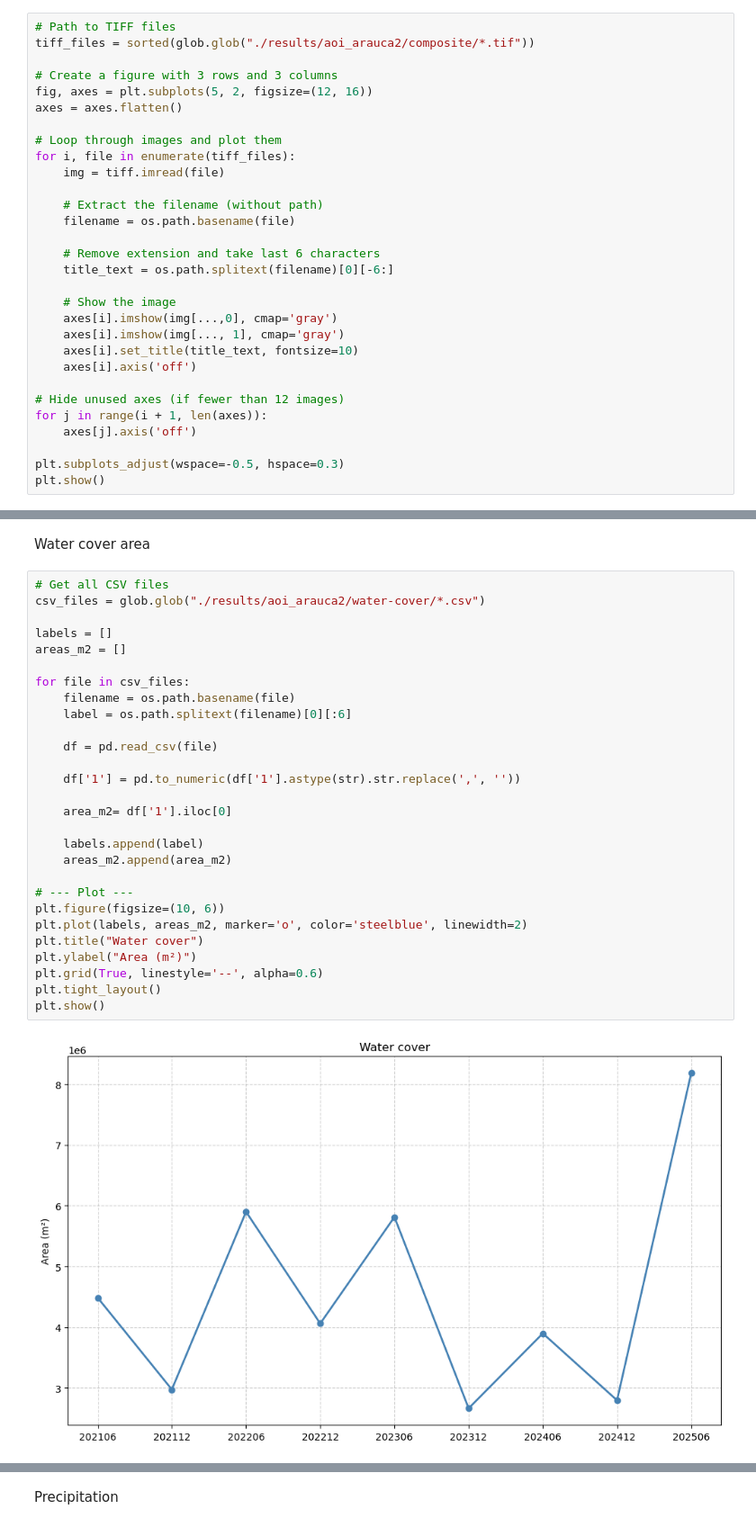
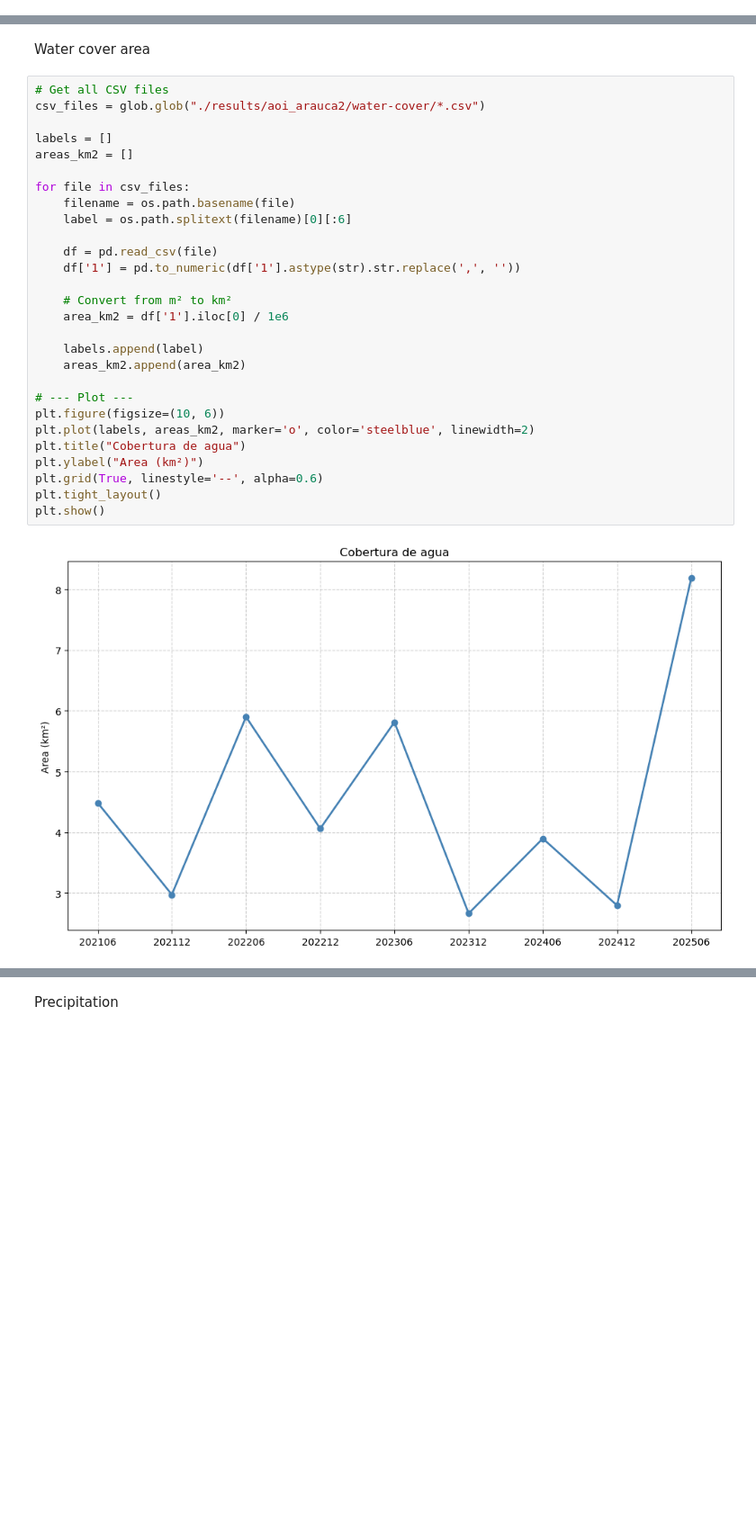
Before and after one commit to aliciaarevalor/s1_wetland, a Jupyter notebook: data-results.ipynb, the cells around one changed output, grey strips where cells are left out. Shown: that part at 90% size. Cells and saved outputs as stored; diff of their text form; blank space fills up the shorter version.

```diff
--- a/data-results.ipynb
+++ b/data-results.ipynb
@@ -45,30 +58,0 @@ plt.show()
-# %%
-# Path to TIFF files
-tiff_files = sorted(glob.glob("./results/aoi_arauca2/composite/*.tif"))
-
-# Create a figure with 3 rows and 3 columns
-fig, axes = plt.subplots(5, 2, figsize=(12, 16))
-axes = axes.flatten()
-
-# Loop through images and plot them
-for i, file in enumerate(tiff_files):
-    img = tiff.imread(file)
-
-    # Extract the filename (without path)
-    filename = os.path.basename(file)
-
-    # Remove extension and take last 6 characters
-    title_text = os.path.splitext(filename)[0][-6:]
-
-    # Show the image
-    axes[i].imshow(img[...,0], cmap='gray')
-    axes[i].imshow(img[..., 1], cmap='gray')
-    axes[i].set_title(title_text, fontsize=10)
-    axes[i].axis('off')
-
-# Hide unused axes (if fewer than 12 images)
-for j in range(i + 1, len(axes)):
-    axes[j].axis('off')
-
-plt.subplots_adjust(wspace=-0.5, hspace=0.3)
-plt.show()
@@ -79,30 +61,30 @@ Water cover area
 # %%
 # Get all CSV files
 csv_files = glob.glob("./results/aoi_arauca2/water-cover/*.csv")
 
 labels = []
-areas_m2 = []
+areas_km2 = []
 
 for file in csv_files:
     filename = os.path.basename(file)
     label = os.path.splitext(filename)[0][:6]
 
     df = pd.read_csv(file)
-
     df['1'] = pd.to_numeric(df['1'].astype(str).str.replace(',', ''))
 
-    area_m2= df['1'].iloc[0]
+    # Convert from m² to km²
+    area_km2 = df['1'].iloc[0] / 1e6
 
     labels.append(label)
-    areas_m2.append(area_m2)
+    areas_km2.append(area_km2)
 
 # --- Plot ---
 plt.figure(figsize=(10, 6))
-plt.plot(labels, areas_m2, marker='o', color='steelblue', linewidth=2)
-plt.title("Water cover")
-plt.ylabel("Area (m²)")
+plt.plot(labels, areas_km2, marker='o', color='steelblue', linewidth=2)
+plt.title("Cobertura de agua")
+plt.ylabel("Area (km²)")
 plt.grid(True, linestyle='--', alpha=0.6)
 plt.tight_layout()
 plt.show()
 # %% [output]
-[figure, old version]
+[figure, new version]
```
Also changed, not shown: parts of 8 cells of this notebook.
